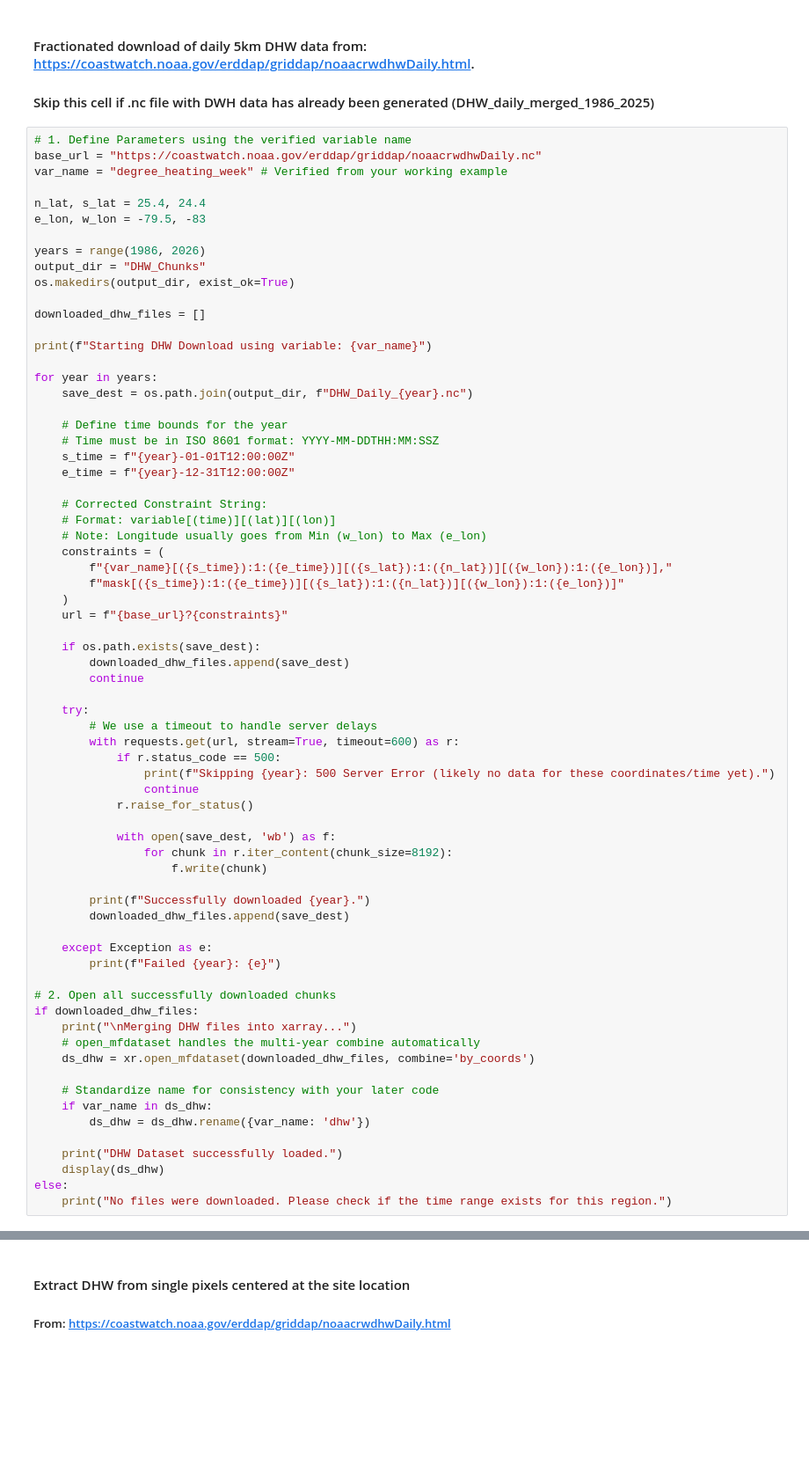
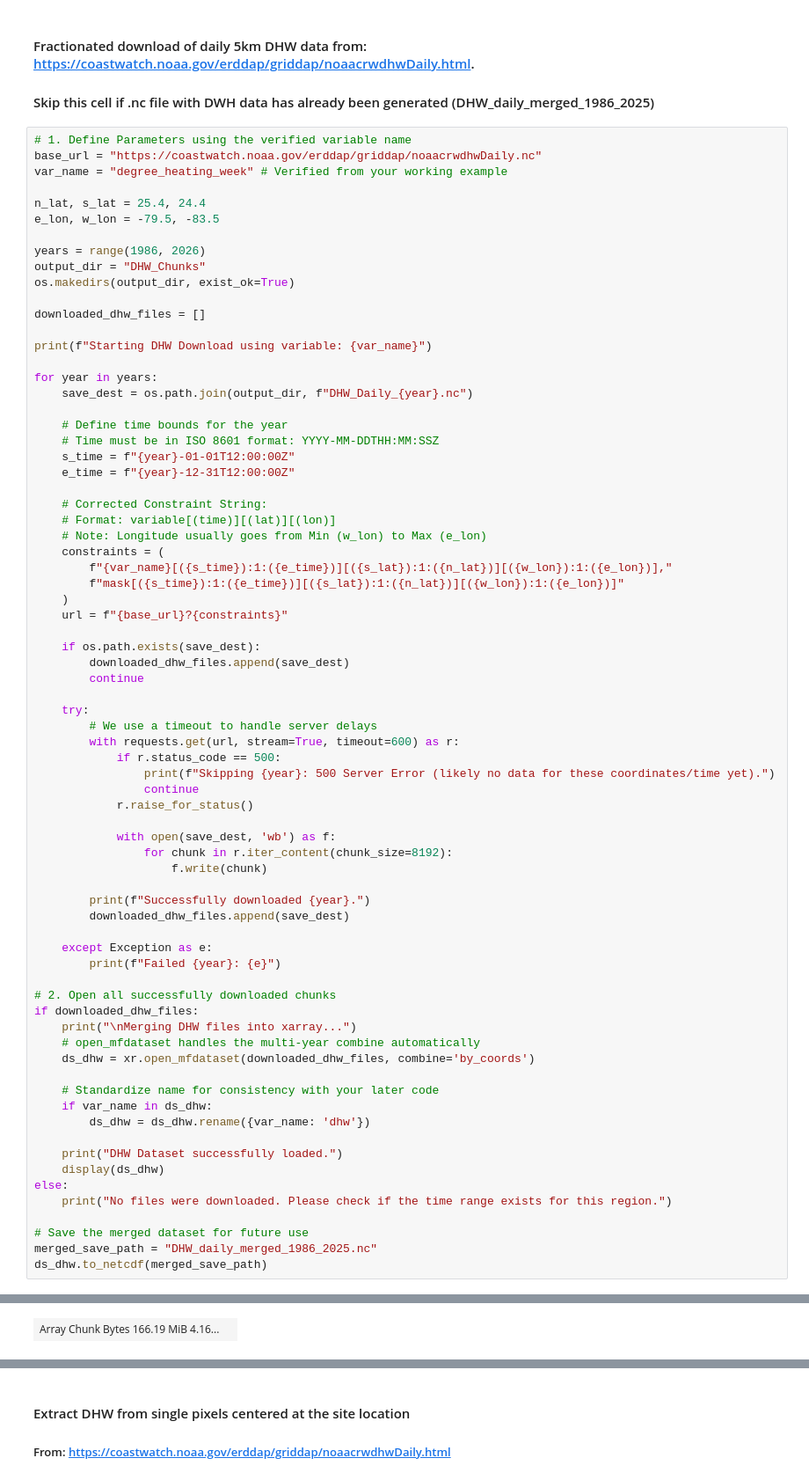
Before and after one commit to eqmh/multitressor, a Jupyter notebook: corals_stressors.ipynb, the cells around one changed output, grey strips where cells are left out. Shown at 88% size. Cells and saved outputs as stored; diff of their text form; blank space fills up the shorter version.

```diff
--- a/corals_stressors.ipynb
+++ b/corals_stressors.ipynb
@@ -1834,7 +1701,7 @@ base_url = "https://coastwatch.noaa.gov/erddap/griddap/noaacrwdhwDaily.nc"
 var_name = "degree_heating_week" # Verified from your working example
 
 n_lat, s_lat = 25.4, 24.4
-e_lon, w_lon = -79.5, -83
+e_lon, w_lon = -79.5, -83.5
 
 years = range(1986, 2026)
 output_dir = "DHW_Chunks"
@@ -1897,3 +1764,8 @@ if downloaded_dhw_files:
     display(ds_dhw)
 else:
     print("No files were downloaded. Please check if the time range exists for this region.")
+
+# Save the merged dataset for future use
+merged_save_path = "DHW_daily_merged_1986_2025.nc"
+ds_dhw.to_netcdf(merged_save_path)
+# %% [output]
@@ -1899,0 +1793 @@ else:
+| Array Chunk Bytes 166.19 MiB 4.16... |  |
```
Also changed, not shown: parts of 23 cells of this notebook.
